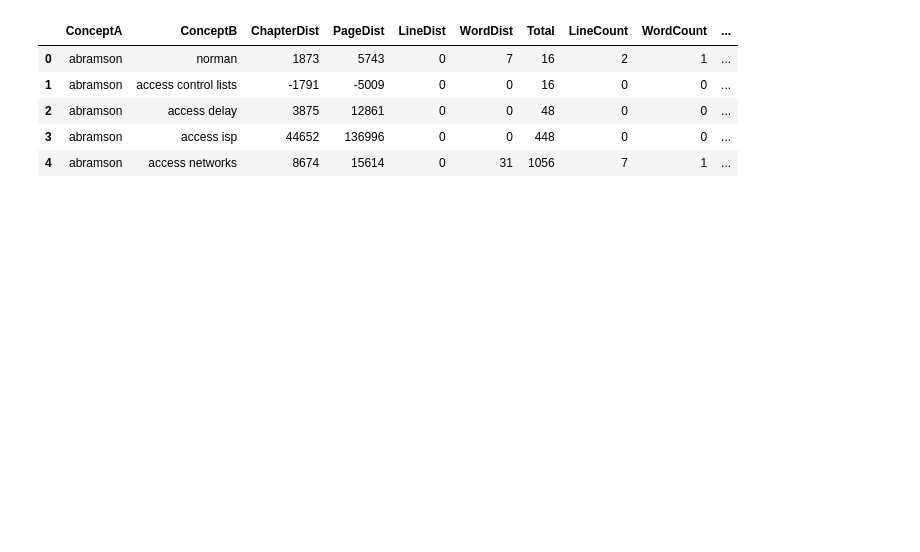
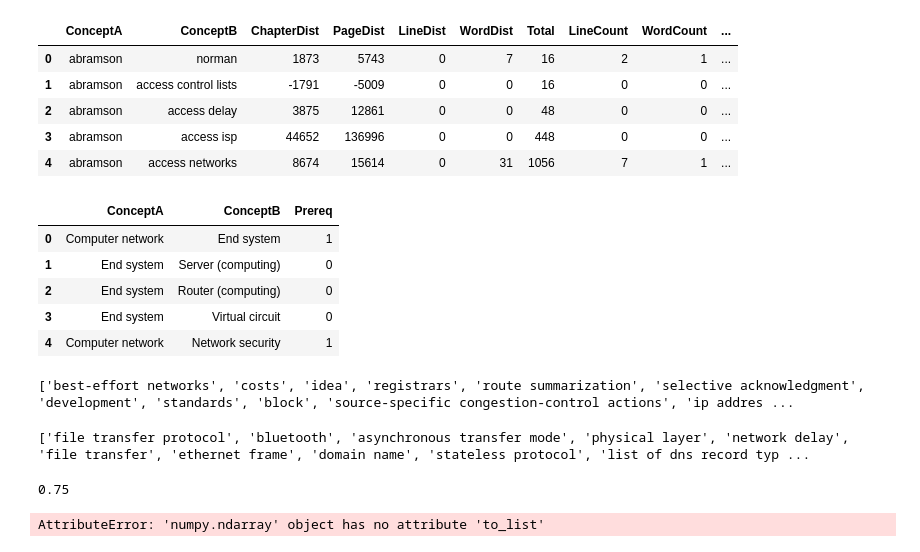
Before and after one commit to KarunThankachan/courseEvalAndGen, a Jupyter notebook: notebooks/Prerequisite Learning v2.ipynb, the cells around one changed output. Saved outputs shown, nothing was run; the diff lists cells and outputs as text; code cells hidden in the pictures; blank space fills up the shorter version.

```diff
--- a/notebooks/Prerequisite Learning v2.ipynb
+++ b/notebooks/Prerequisite Learning v2.ipynb
@@ -21,3 +106,44 @@ data.head()
 | 4 | abramson | access networks | 8674 | 15614 | 0 | 31 | 1056 | 7 | 1 | ... |
 # %%
 gt = pd.read_csv('../AL-CPL/features/proc_network_relation_v2.csv')
+gt.head()
+# %% [output]
+|  | ConceptA | ConceptB | Prereq |
+| 0 | Computer network | End system | 1 |
+| 1 | End system | Server (computing) | 0 |
+| 2 | End system | Router (computing) | 0 |
+| 3 | End system | Virtual circuit | 0 |
+| 4 | Computer network | Network security | 1 |
+# %%
+pred_concepts = list(data['ConceptA'])
+pred_concepts += list(data['ConceptB'])
+pred_concepts = list(set(pred_concepts))
+pred_concepts = [pred_concept.lower() for pred_concept in pred_concepts]
+pred_total = len(pred_concepts)
+print(pred_concepts)
+# %% [output]
+['best-effort networks', 'costs', 'idea', 'registrars', 'route summarization', 'selective acknowledgment', 'development', 'standards', 'block', 'source-specific congestion-control actions', 'ip addres ...
+# %%
+gt_concepts = list(gt['ConceptA'])
+gt_concepts += list(gt['ConceptB'])
+gt_concepts = list(set(gt_concepts))
+gt_concepts = [gt_concept.lower() for gt_concept in gt_concepts]
+actual_total = len(gt_concepts)
+print(gt_concepts)
+# %% [output]
+['file transfer protocol', 'bluetooth', 'asynchronous transfer mode', 'physical layer', 'network delay', 'file transfer', 'ethernet frame', 'domain name', 'stateless protocol', 'list of dns record typ ...
+# %%
+count = 0
+i = 0
+for gt_concept in gt_concepts:
+    for concept in pred_concepts:
+        if (gt_concept in concept) or (concept in gt_concept):
+            count += 1
+            break
+print(count/actual_total)
+# %% [output]
+0.75
+# %%
+gt.values.to_list()
+# %% [output]
+AttributeError: 'numpy.ndarray' object has no attribute 'to_list'
```
Also changed, not shown: parts of 1 cell of this notebook, 4 other files.
